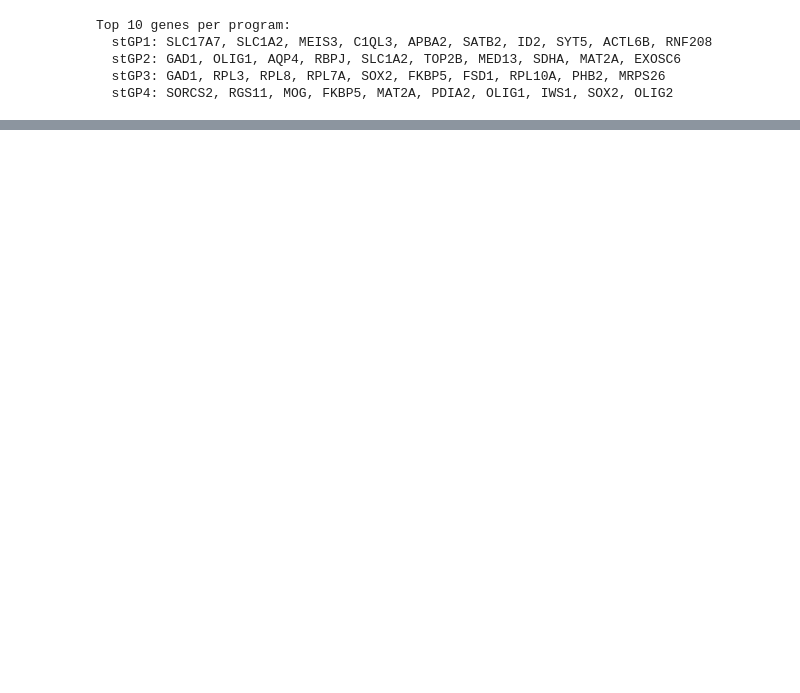
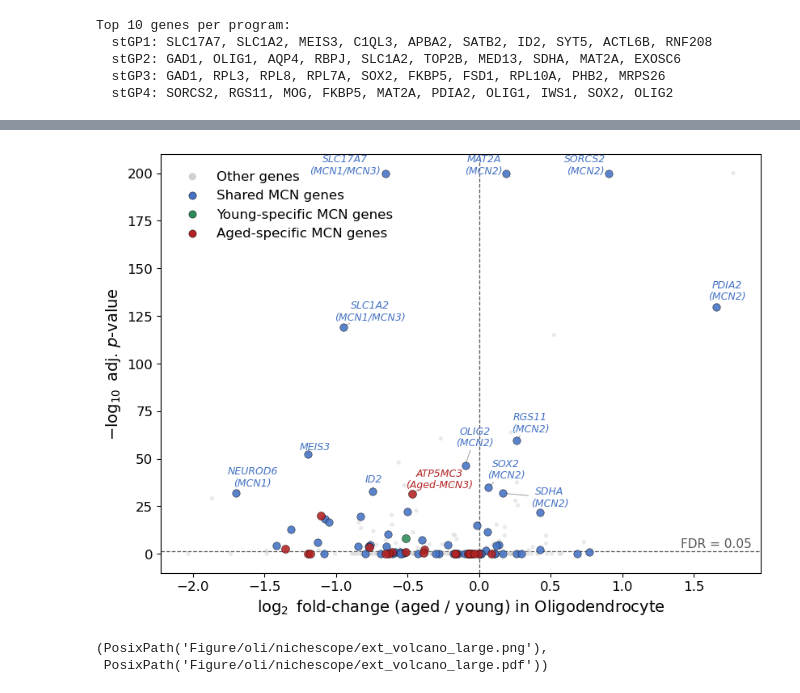
Before and after one commit to YangLabHKUST/stGP, a Jupyter notebook: RealData_HumanBrainMERFISH/HumanBrain_oli.ipynb, the cells around one changed output, grey strips where cells are left out. Cells and saved outputs as stored; diff of their text form; code cells hidden in the pictures; blank space fills up the shorter version.

```diff
--- a/RealData_HumanBrainMERFISH/HumanBrain_oli.ipynb
+++ b/RealData_HumanBrainMERFISH/HumanBrain_oli.ipynb
@@ -371,0 +365,80 @@ Visualising slice: 5887_rep1  (age 49 yr, n=4293 cells)
+# %%
+de_df = pd.read_csv(volcano_path)
+with open(gene_lists_path) as f:
+    lists = json.load(f)
+shared = pd.read_csv(shared_genes_path)
+young = pd.read_csv(young_genes_path)
+aged = pd.read_csv(aged_genes_path)
+
+young_only = set(lists.get("young_only", []))
+aged_only = set(lists.get("aged_only", []))
+common = set(lists.get("common_young_aged", [])) | set(lists.get("shared_only", []))
+mcn_common = mcn_gene_map(shared, "")
+mcn_young = mcn_gene_map(young, "Young")
+mcn_aged = mcn_gene_map(aged, "Aged")
+
+x = de_df["log2fc_aged_vs_young"].to_numpy(float)
+y = -np.log10(np.clip(de_df["adj_p"].to_numpy(float), 1e-200, 1.0))
+genes = de_df["gene"].astype(str)
+masks = {
+    "other": ~(genes.isin(young_only | aged_only | common)),
+    "common": genes.isin(common),
+    "young": genes.isin(young_only),
+    "aged": genes.isin(aged_only),
+}
+colors = {"other": "#D0D0D0", "common": "#4472C4", "young": "#2E8B57", "aged": "#B22222"}
+labels = {
+    "other": "Other genes",
+    "common": "Shared MCN genes",
+    "young": "Young-specific MCN genes",
+    "aged": "Aged-specific MCN genes",
+}
+sizes = {"other": 14, "common": 46, "young": 52, "aged": 52}
+
+fig, ax = plt.subplots(figsize=(8.2, 5.8), constrained_layout=True)
+for key in ["other", "common", "young", "aged"]:
+    ax.scatter(
+        x[masks[key]], y[masks[key]],
+        s=sizes[key], c=colors[key], alpha=0.46 if key == "other" else 0.88,
+        edgecolors="none" if key == "other" else "black",
+        linewidths=0 if key == "other" else 0.35,
+        label=labels[key], rasterized=(key == "other"), zorder=2 if key == "other" else 3,
+    )
+
+fdr_y = -np.log10(0.05)
+ax.axhline(fdr_y, ls="--", c="#555555", lw=0.9, zorder=1)
+ax.axvline(0, ls="--", c="#555555", lw=0.9, zorder=1)
+ax.text(0.985, fdr_y + 0.9, "FDR = 0.05", fontsize=11, color="#555555", ha="right", va="bottom", transform=ax.get_yaxis_transform())
+
+de_idx = de_df.set_index("gene")
+texts = []
+for gene_set, mapping, color in [(aged_only, mcn_aged, colors["aged"]), (young_only, mcn_young, colors["young"]), (common, mcn_common, colors["common"])]:
+    for gene in gene_set:
+        if gene not in de_idx.index:
+            continue
+        row = de_idx.loc[gene]
+        if float(row["adj_p"]) > 1e-25:
+            continue
+        gx = float(row["log2fc_aged_vs_young"])
+        gy = float(-np.log10(max(float(row["adj_p"]), 1e-200)))
+        mcn = "/".join(mapping.get(gene, []))
+        label = f"{gene}\n({mcn})" if mcn else gene
+        texts.append(ax.text(gx, gy, label, fontsize=9, color=color, fontstyle="italic", linespacing=1.15, ha="center", va="bottom"))
+if texts:
+    adjust_text(texts, ax=ax, arrowprops=dict(arrowstyle="-", color="#888888", lw=0.55), expand=(1.2, 1.45), force_text=(0.35, 0.55), time_lim=7)
+
+ax.set_xlabel(r"$\log_2$ fold-change (aged / young) in Oligodendrocyte", fontsize=14)
+ax.set_ylabel(r"$-\log_{10}$ adj. $p$-value", fontsize=14)
+ax.tick_params(labelsize=12)
+leg = ax.legend(frameon=False, fontsize=12, loc="upper left", bbox_to_anchor=(0.01, 0.99))
+for handle in getattr(leg, "legend_handles", getattr(leg, "legendHandles", [])):
+    try:
+        handle.set_sizes([44])
+        handle.set_alpha(1)
+    except Exception:
+        pass
+save_pair(fig, "ext_volcano_large", out_dir=NICHE_FIGURE_DIR, bbox_inches="tight", pad_inches=0.04)
+# %% [output]
+[figure, added]
+(PosixPath('Figure/oli/nichescope/ext_volcano_large.png'),
+ PosixPath('Figure/oli/nichescope/ext_volcano_large.pdf'))
```
Also changed, not shown: parts of 20 cells of this notebook, 8 other files.
